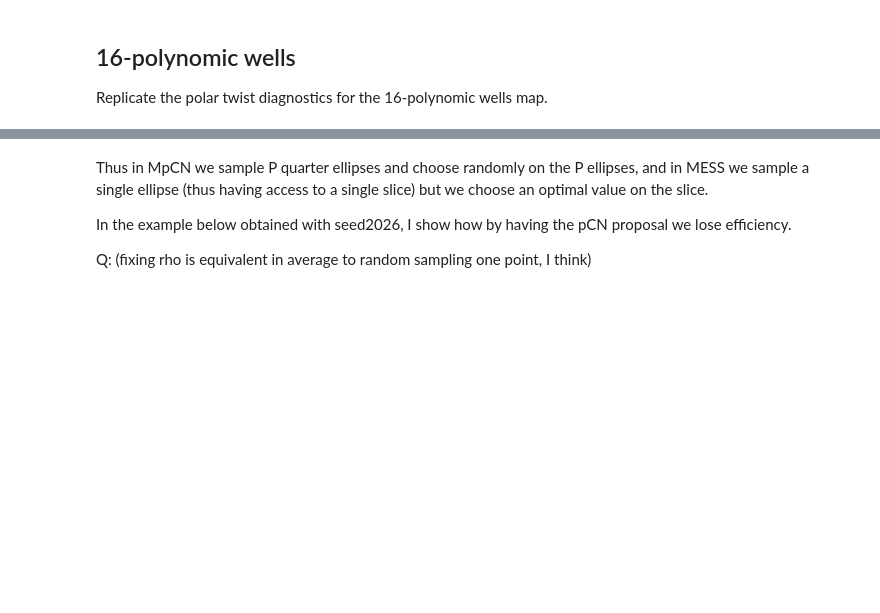
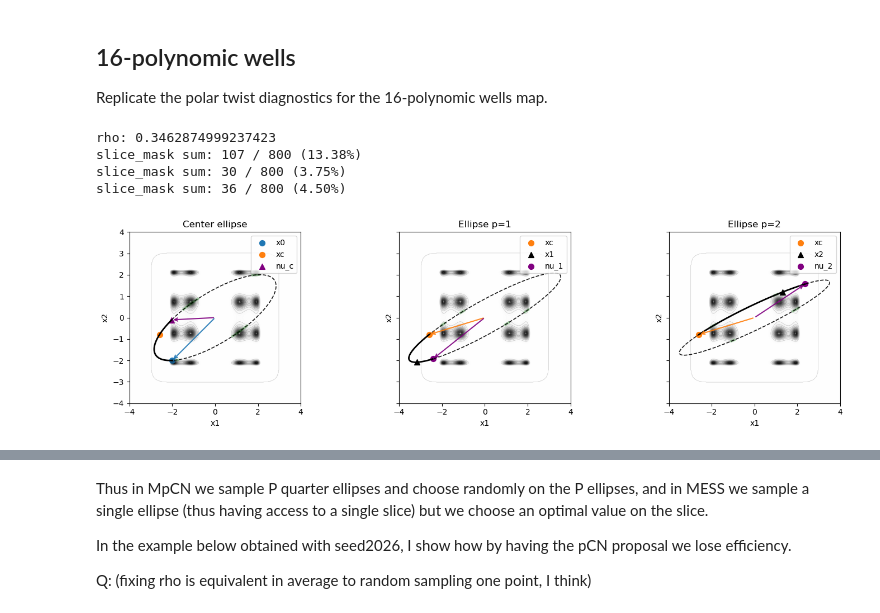
Before and after one commit to guillerminasenn/multiproposal-internal, a Jupyter notebook: notebooks/01_toy_custom_likelihood_matplotlib.ipynb, the cells around one changed output, grey strips where cells are left out. Cells and saved outputs as stored; diff of their text form; code cells hidden in the pictures; blank space fills up the shorter version.

```diff
--- a/notebooks/01_toy_custom_likelihood_matplotlib.ipynb
+++ b/notebooks/01_toy_custom_likelihood_matplotlib.ipynb
@@ -554,7 +532,7 @@ like_density = np.exp(log_like)
 
 # Initial value
 x0_manual_poly = np.array([0.0, 1.2])
-x0_manual_poly = np.array([0, -2.9])
+x0_manual_poly = np.array([-2, -2])
 
 # Slice threshold (ESS-style)
 u_poly = rng_poly.uniform()
@@ -622,33 +600,39 @@ def plot_ellipse(ax, base, nu, title, show_labels=True):
     ax.grid(False)
 
 # Marker configuration
 size_x = 50
 
 # Center ellipse (x0_manual with nu_c)
 axes[0].contourf(X1, X2, like_density, levels=levels_fill, cmap="Greys", alpha=0.35)
 axes[0].contour(X1, X2, like_density, levels=levels_line, colors="black", linewidths=0.5, alpha=0.2)
 plot_ellipse(axes[0], x0_manual_poly, nu_c_poly, "Center ellipse")
 axes[0].scatter([x0_manual_poly[0]], [x0_manual_poly[1]], color="tab:blue", s=size_x, label="x0")
 axes[0].scatter([xc_poly[0]], [xc_poly[1]], color="tab:orange", s=size_x, label="xc")
 axes[0].scatter([nu_c_poly[0]], [nu_c_poly[1]], color="purple", marker="^", s=size_x, label="nu_c")
 add_origin_arrows(axes[0], x0_manual_poly, nu_c_poly, "tab:blue", "purple")
 axes[0].legend(loc="upper right")
 
 # Ellipses for p = 1..P using xc and nu_p
 for k, nu_p in enumerate(nu_ps_poly, start=1):
     ax = axes[k]
     ax.contourf(X1, X2, like_density, levels=levels_fill, cmap="Greys", alpha=0.35)
     ax.contour(X1, X2, like_density, levels=levels_line, colors="black", linewidths=0.5, alpha=0.2)
     plot_ellipse(ax, xc_poly, nu_p, f"Ellipse p={k}")
     xp = rho_poly * xc_poly + np.sqrt(1.0 - rho_poly**2) * nu_p
     ax.scatter([xc_poly[0]], [xc_poly[1]], color="tab:orange", s=size_x, label="xc")
     ax.scatter([xp[0]], [xp[1]], color="black", s=size_x, marker="^", label=f"x{k}")
     ax.scatter([nu_p[0]], [nu_p[1]], color="purple", s=size_x, label=f"nu_{k}")
     add_origin_arrows(ax, xc_poly, nu_p, "tab:orange", "purple")
     ax.legend(loc="upper right")
 
 plt.tight_layout()
 plt.show()
+# %% [output]
+rho: 0.3462874999237423
+slice_mask sum: 107 / 800 (13.38%)
+slice_mask sum: 30 / 800 (3.75%)
+slice_mask sum: 36 / 800 (4.50%)
+[figure, added]
 # %%
 # Multiple rho values with P ellipses per figure (3 per row) - 16-polynomic wells
 import math
```
Also changed, not shown: parts of 5 cells of this notebook, 6 other files.
